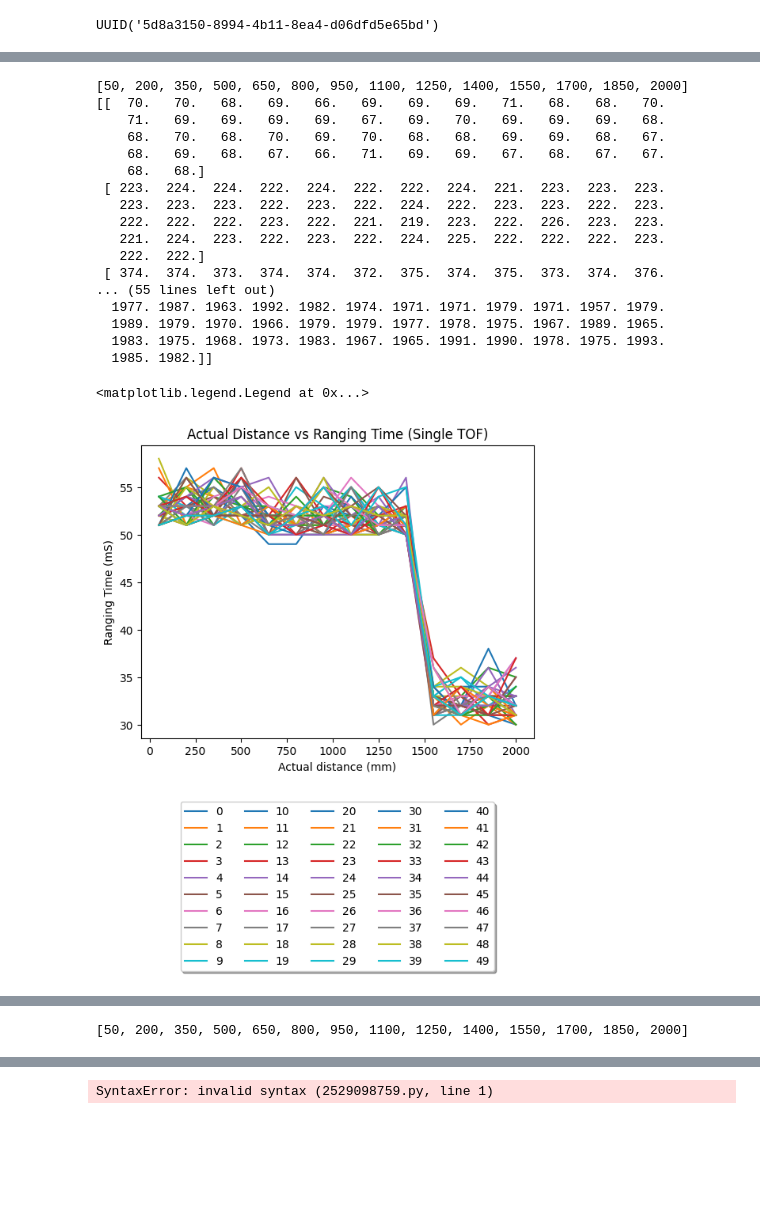
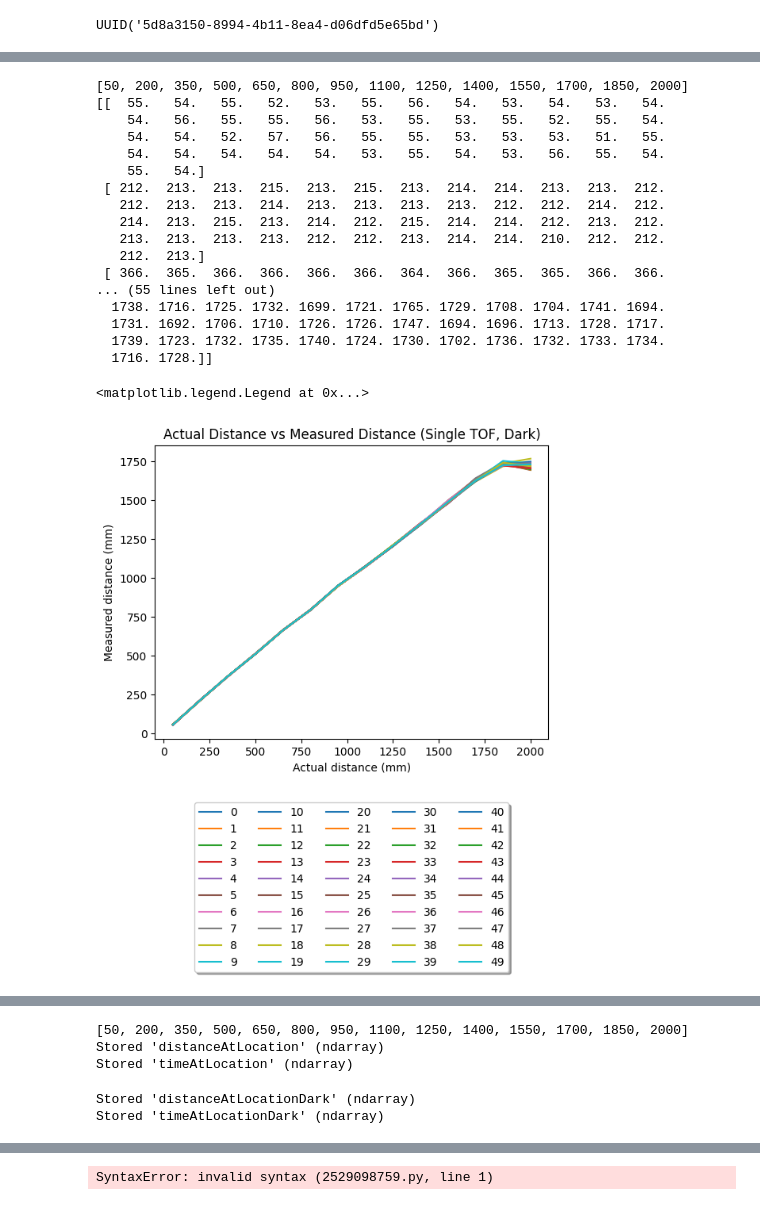
Before and after one commit to Kumagi360/Fast_Robots_Portfolio, a Jupyter notebook: lab3_v2/ble_python/demo.ipynb, the cells around one changed output, grey strips where cells are left out. Cells and saved outputs as stored; diff of their text form; code cells hidden in the pictures; blank space fills up the shorter version.

```diff
--- a/lab3_v2/ble_python/demo.ipynb
+++ b/lab3_v2/ble_python/demo.ipynb
@@ -178,31 +178,31 @@ uuid4()
 # %% [output]
 UUID('5d8a3150-8994-4b11-8ea4-d06dfd5e65bd')
 # %%
-# Document sensor range, accuracy, repeatability, and ranging time. in LIGHT
+# Document sensor range, accuracy, repeatability, and ranging time
 def tof_callback(uuid, data):
     global instances
     global location
-    global timeAtLocation
-    global distanceAtLocation
+    global timeAtLocationDark
+    global distanceAtLocationDark
 
     pair = (ble.bytearray_to_string(data)).split('|')
 
-    distanceAtLocation[location][instances] = pair[0]
-    timeAtLocation[location][instances] = pair[1]
+    distanceAtLocationDark[location][instances] = pair[0]
+    timeAtLocationDark[location][instances] = pair[1]
 
     if (instances == 49):
 
-        print(len(distanceAtLocation))
-        print(distanceAtLocation[location])
-        print(len(timeAtLocation))
-        print(timeAtLocation[location])
+        print(len(distanceAtLocationDark))
+        print(distanceAtLocationDark[location])
+        print(len(timeAtLocationDark))
+        print(timeAtLocationDark[location])
         location += 1
         instances = 0
     else:
         instances += 1
 
-timeAtLocation =  np.ones((14,50))
-distanceAtLocation = np.ones((14,50))
+timeAtLocationDark =  np.ones((14,50))
+distanceAtLocationDark = np.ones((14,50))
 location = 0
 instances = 0
 ble.start_notify(ble.uuid['RX_STRING'], tof_callback)
@@ -230,37 +235,37 @@ ble.stop_notify(ble.uuid['RX_STRING'])
 # %%
 # Plot distance measurement data
 actual = []
 for i in range(50, 2150, 150):
     actual.append(i)
 
 print(actual)
-print(distanceAtLocation)
+print(distanceAtLocationDark)
 
 for set in range(50):
-    plt.plot(actual, timeAtLocation[:,set], label = str(set))
+    plt.plot(actual, distanceAtLocationDark[:,set], label = str(set))
 
-plt.title("Actual Distance vs Ranging Time (Single TOF)")
+plt.title("Actual Distance vs Measured Distance (Single TOF, Dark)")
 plt.xlabel("Actual distance (mm)")
-plt.ylabel("Ranging Time (mS)")
+plt.ylabel("Measured distance (mm)")
 plt.legend(loc='upper center', bbox_to_anchor=(0.5, -0.2),
           fancybox=True, shadow=True, ncol=5)
 # %% [output]
 [50, 200, 350, 500, 650, 800, 950, 1100, 1250, 1400, 1550, 1700, 1850, 2000]
-[[  70.   70.   68.   69.   66.   69.   69.   69.   71.   68.   68.   70.
-    71.   69.   69.   69.   69.   67.   69.   70.   69.   69.   69.   68.
-    68.   70.   68.   70.   69.   70.   68.   68.   69.   69.   68.   67.
-    68.   69.   68.   67.   66.   71.   69.   69.   67.   68.   67.   67.
-    68.   68.]
- [ 223.  224.  224.  222.  224.  222.  222.  224.  221.  223.  223.  223.
-   223.  223.  223.  222.  223.  222.  224.  222.  223.  223.  222.  223.
-   222.  222.  222.  223.  222.  221.  219.  223.  222.  226.  223.  223.
-   221.  224.  223.  222.  223.  222.  224.  225.  222.  222.  222.  223.
-   222.  222.]
- [ 374.  374.  373.  374.  374.  372.  375.  374.  375.  373.  374.  376.
+[[  55.   54.   55.   52.   53.   55.   56.   54.   53.   54.   53.   54.
+    54.   56.   55.   55.   56.   53.   55.   53.   55.   52.   55.   54.
+    54.   54.   52.   57.   56.   55.   55.   53.   53.   53.   51.   55.
+    54.   54.   54.   54.   54.   53.   55.   54.   53.   56.   55.   54.
+    55.   54.]
+ [ 212.  213.  213.  215.  213.  215.  213.  214.  214.  213.  213.  212.
+   212.  213.  213.  214.  213.  213.  213.  213.  212.  212.  214.  212.
+   214.  213.  215.  213.  214.  212.  215.  214.  214.  212.  213.  212.
+   213.  213.  213.  213.  212.  212.  213.  214.  214.  210.  212.  212.
+   212.  213.]
+ [ 366.  365.  366.  366.  366.  366.  364.  366.  365.  365.  366.  366.
 ... (55 lines left out)
-  1977. 1987. 1963. 1992. 1982. 1974. 1971. 1971. 1979. 1971. 1957. 1979.
-  1989. 1979. 1970. 1966. 1979. 1979. 1977. 1978. 1975. 1967. 1989. 1965.
-  1983. 1975. 1968. 1973. 1983. 1967. 1965. 1991. 1990. 1978. 1975. 1993.
-  1985. 1982.]]
+  1738. 1716. 1725. 1732. 1699. 1721. 1765. 1729. 1708. 1704. 1741. 1694.
+  1731. 1692. 1706. 1710. 1726. 1726. 1747. 1694. 1696. 1713. 1728. 1717.
+  1739. 1723. 1732. 1735. 1740. 1724. 1730. 1702. 1736. 1732. 1733. 1734.
+  1716. 1728.]]
 <matplotlib.legend.Legend at 0x...>
-[figure, old version]
+[figure, new version]
@@ -269,4 +272,14 @@ plt.legend(loc='upper center', bbox_to_anchor=(0.5, -0.2),
 # %%
 print(actual)
+%store distanceAtLocation
+%store timeAtLocation
 # %% [output]
 [50, 200, 350, 500, 650, 800, 950, 1100, 1250, 1400, 1550, 1700, 1850, 2000]
+Stored 'distanceAtLocation' (ndarray)
+Stored 'timeAtLocation' (ndarray)
+# %%
+%store distanceAtLocationDark
+%store timeAtLocationDark
+# %% [output]
+Stored 'distanceAtLocationDark' (ndarray)
+Stored 'timeAtLocationDark' (ndarray)
```
Also changed, not shown: parts of 17 cells of this notebook, 35 other files.
